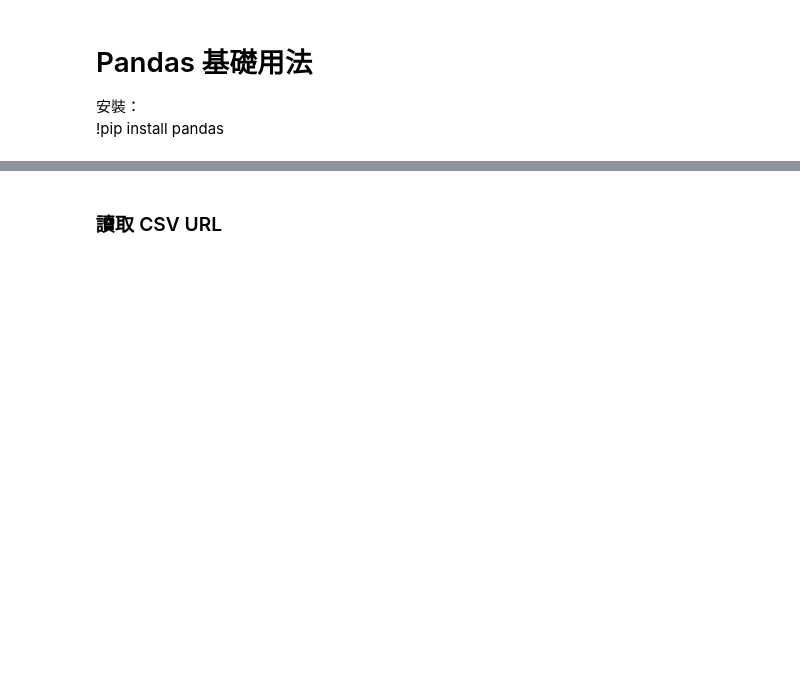
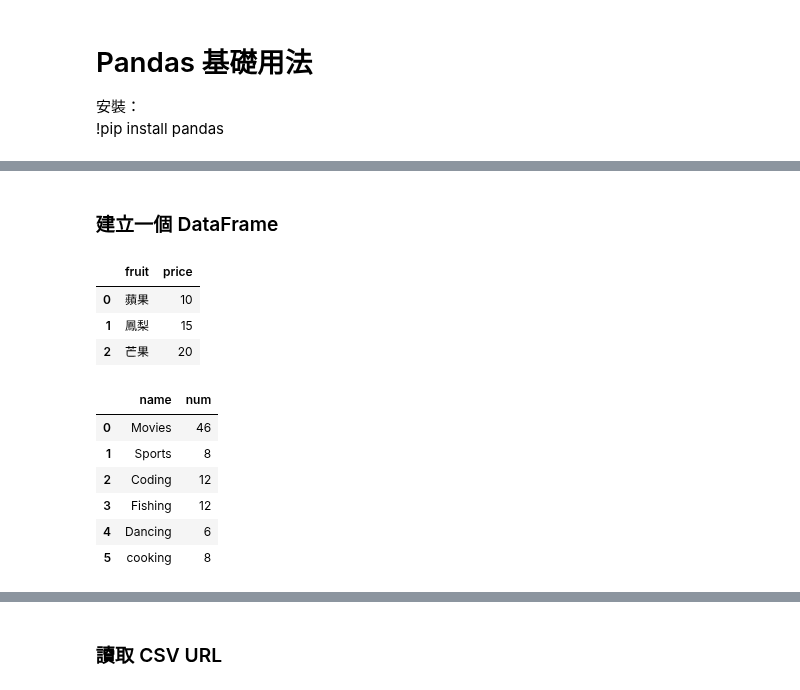
Before and after one commit to jiangsir/PythonBasic, a Jupyter notebook: Pandas基礎用法.ipynb, the cells around one changed output, grey strips where cells are left out. Drawn from its saved outputs; the diff is of its cells as text; code cells hidden in the pictures; blank space fills up the shorter version.

```diff
--- a/Pandas基礎用法.ipynb
+++ b/Pandas基礎用法.ipynb
@@ -5,0 +138,38 @@
+# %% [markdown]
+### 建立一個 DataFrame
+# %%
+import pandas as pd
+
+dict = {'fruit': ['蘋果', '鳳梨', '芒果'],
+        'price': [10, 15, 20]
+}
+
+df = pd.DataFrame(dict)
+df.head()
+# %% [output]
+|  | fruit | price |
+| 0 | 蘋果 | 10 |
+| 1 | 鳳梨 | 15 |
+| 2 | 芒果 | 20 |
+# %%
+'''
+從 二維 list 創建一個 DataFrame
+'''
+
+import pandas as pd
+
+matrix = [["Movies", 46],["Sports", 8], ["Coding", 12], ["Fishing",12], ["Dancing",6], ["cooking",8]]
+
+'''
+由 DataFrame columns 指定欄位名稱。
+'''
+df = pd.DataFrame(matrix, columns = ["name", "num"]) # 指定欄標籤名稱
+df
+# %% [output]
+|  | name | num |
+| 0 | Movies | 46 |
+| 1 | Sports | 8 |
+| 2 | Coding | 12 |
+| 3 | Fishing | 12 |
+| 4 | Dancing | 6 |
+| 5 | cooking | 8 |
```
Also changed, not shown: parts of 21 cells of this notebook, 1 other file.
